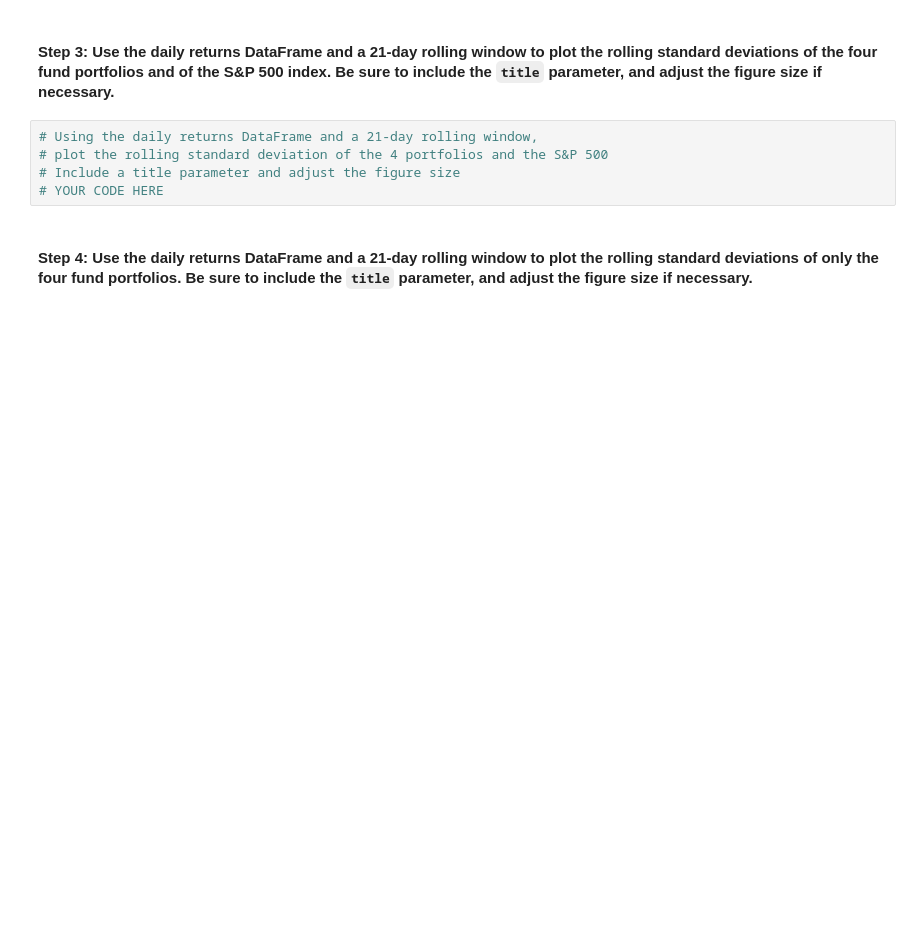
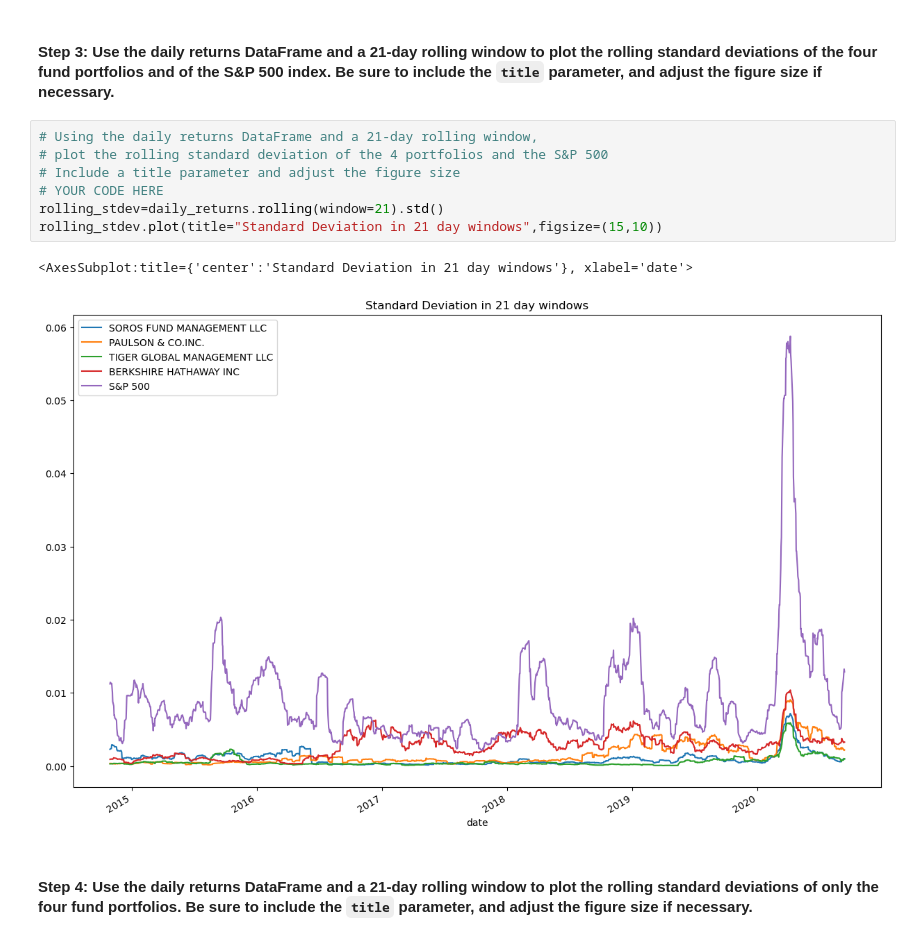
Before and after one commit to brianwander/Quantitative_Analysis, a Jupyter notebook: risk_return_analysis.ipynb, the cells around one changed output. Cells and saved outputs as stored; diff of their text form; blank space fills up the shorter version.

Commit message:
Added risk analysis for the four portfolios using rolling 21 day windows

```diff
--- a/risk_return_analysis.ipynb
+++ b/risk_return_analysis.ipynb
@@ -283,8 +301,13 @@ Evaluate the risk profile of each portfolio by using the standard deviation and
 # %%
 # Using the daily returns DataFrame and a 21-day rolling window,
 # plot the rolling standard deviation of the 4 portfolios and the S&P 500
 # Include a title parameter and adjust the figure size
 # YOUR CODE HERE
+rolling_stdev=daily_returns.rolling(window=21).std()
+rolling_stdev.plot(title="Standard Deviation in 21 day windows",figsize=(15,10))
+# %% [output]
+<AxesSubplot:title={'center':'Standard Deviation in 21 day windows'}, xlabel='date'>
+[figure, added]
 # %% [markdown]
 #### Step 4: Use the daily returns DataFrame and a 21-day rolling window to plot the rolling standard deviations of only the four fund portfolios. Be sure to include the `title` parameter, and adjust the figure size if necessary.
 # %%
```
Also changed, not shown: parts of 6 cells of this notebook.
